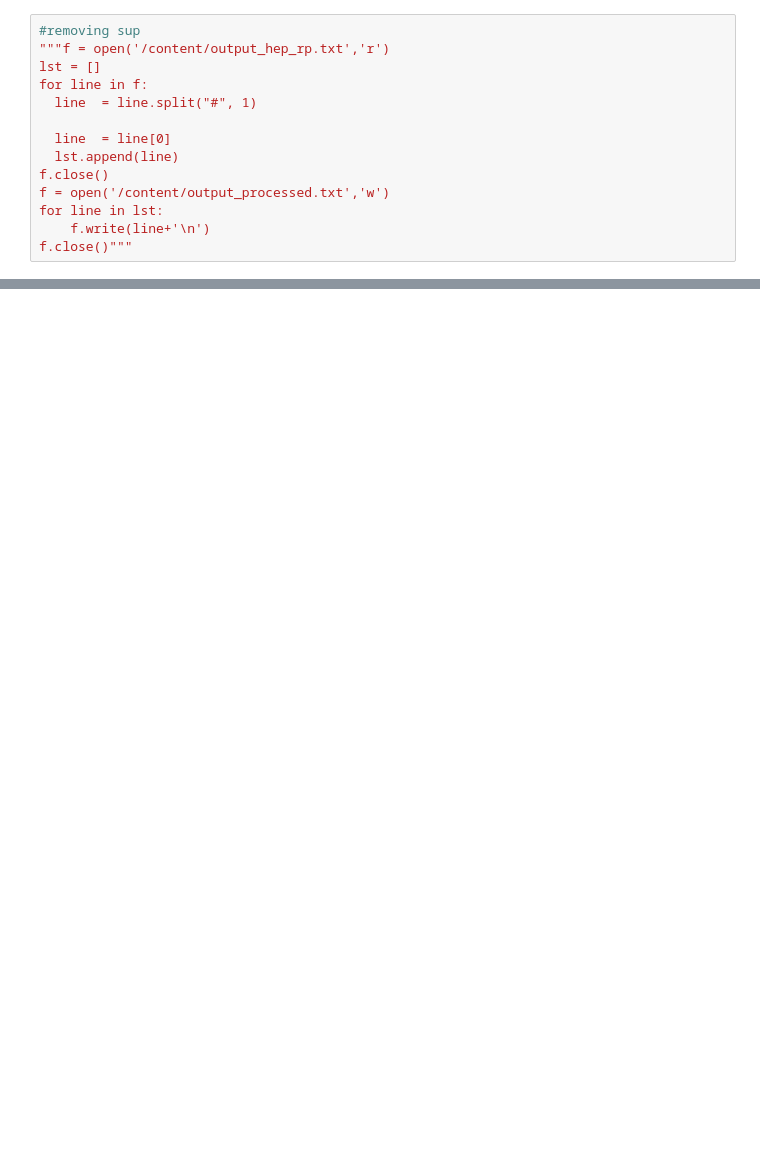
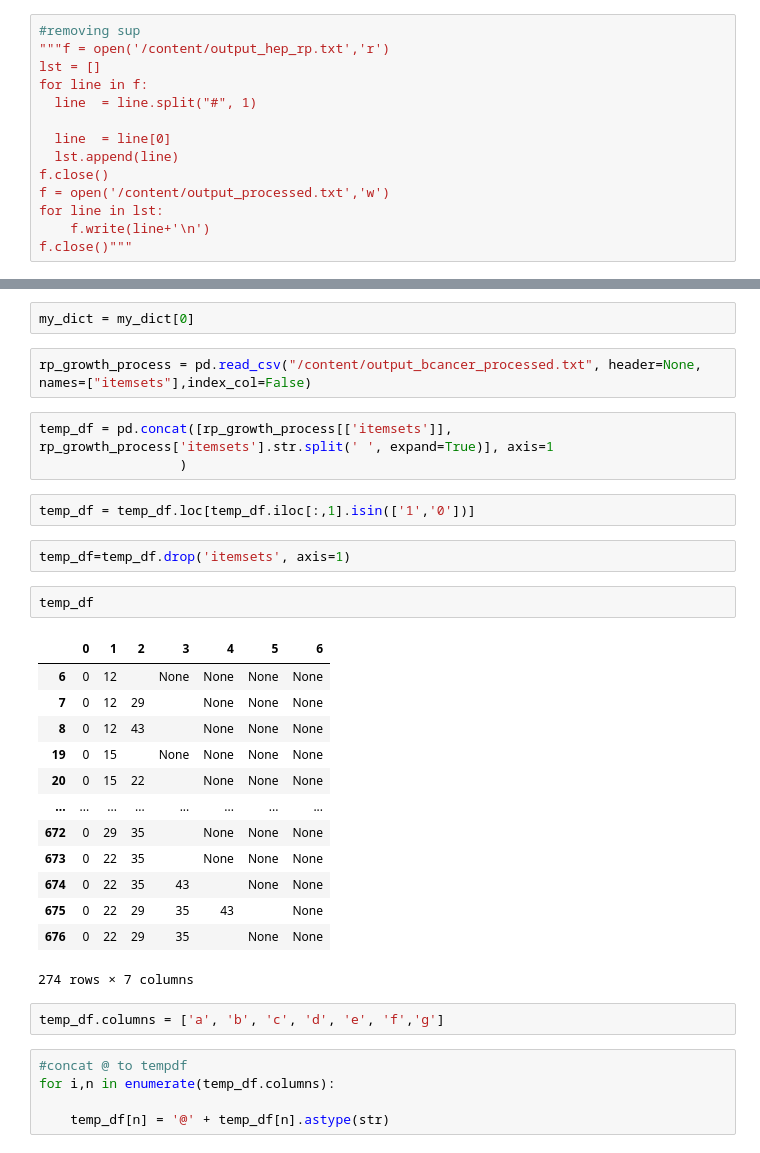
Before and after one commit to BlackCurrantDS/Mining-Rare-Association-Rules, a Jupyter notebook: BreastCancer_data_read_v1.ipynb, the cells around one changed output, grey strips where cells are left out. Saved outputs shown, nothing was run; the diff lists cells and outputs as text; blank space fills up the shorter version.

```diff
--- a/BreastCancer_data_read_v1.ipynb
+++ b/BreastCancer_data_read_v1.ipynb
@@ -174,0 +246,34 @@ f.close()"""
+# %%
+my_dict = my_dict[0]
+# %%
+rp_growth_process = pd.read_csv("/content/output_bcancer_processed.txt", header=None, names=["itemsets"],index_col=False)
+# %%
+temp_df = pd.concat([rp_growth_process[['itemsets']], rp_growth_process['itemsets'].str.split(' ', expand=True)], axis=1
+                  )
+# %%
+temp_df = temp_df.loc[temp_df.iloc[:,1].isin(['1','0'])]
+# %%
+temp_df=temp_df.drop('itemsets', axis=1)
+# %%
+temp_df
+# %% [output]
+|  | 0 | 1 | 2 | 3 | 4 | 5 | 6 |
+| 6 | 0 | 12 |  | None | None | None | None |
+| 7 | 0 | 12 | 29 |  | None | None | None |
+| 8 | 0 | 12 | 43 |  | None | None | None |
+| 19 | 0 | 15 |  | None | None | None | None |
+| 20 | 0 | 15 | 22 |  | None | None | None |
+| ... | ... | ... | ... | ... | ... | ... | ... |
+| 672 | 0 | 29 | 35 |  | None | None | None |
+| 673 | 0 | 22 | 35 |  | None | None | None |
+| 674 | 0 | 22 | 35 | 43 |  | None | None |
+| 675 | 0 | 22 | 29 | 35 | 43 |  | None |
+| 676 | 0 | 22 | 29 | 35 |  | None | None |
+274 rows × 7 columns
+# %%
+temp_df.columns = ['a', 'b', 'c', 'd', 'e', 'f','g']
+# %%
+#concat @ to tempdf
+for i,n in enumerate(temp_df.columns):
+
+    temp_df[n] = '@' + temp_df[n].astype(str)
```
Also changed, not shown: parts of 33 cells of this notebook.
